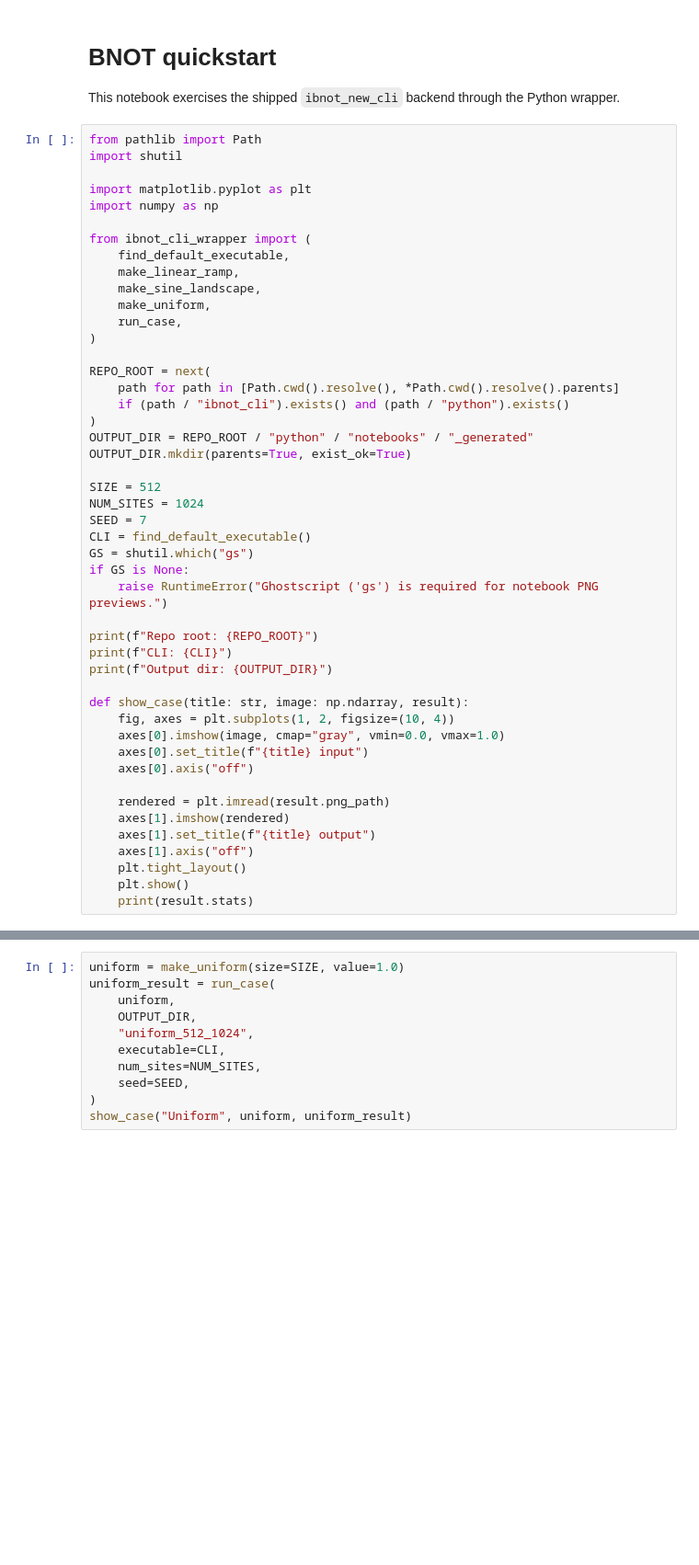
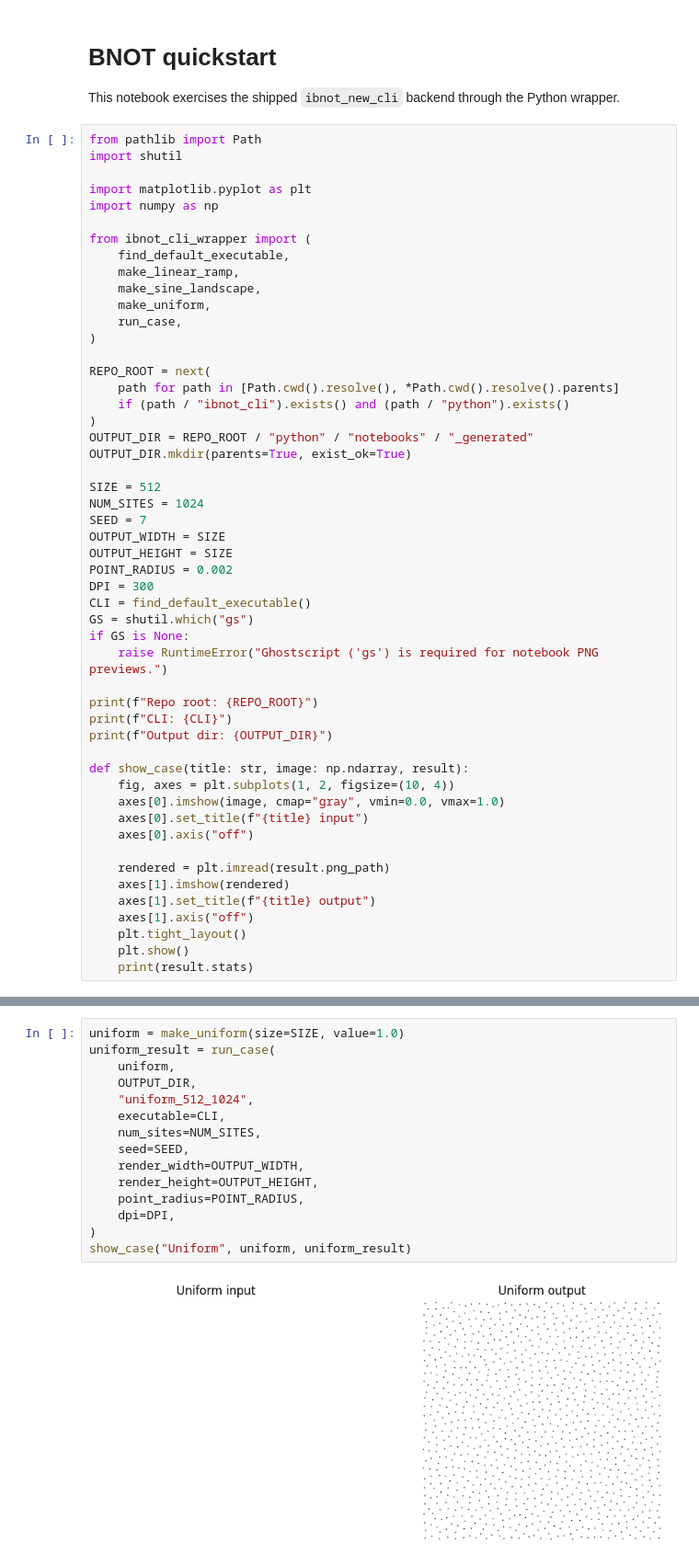
Before and after one commit to Musialski-Research-Group/BNOT_new, a Jupyter notebook: python/notebooks/bnot_quickstart.ipynb, the cells around one changed output, grey strips where cells are left out. Shown at 92% size. Cells and saved outputs as stored; diff of their text form; blank space fills up the shorter version.

Commit message:
Expose render size, point radius, and dpi controls

```diff
--- a/python/notebooks/bnot_quickstart.ipynb
+++ b/python/notebooks/bnot_quickstart.ipynb
@@ -27,6 +27,10 @@ OUTPUT_DIR.mkdir(parents=True, exist_ok=True)
 SIZE = 512
 NUM_SITES = 1024
 SEED = 7
+OUTPUT_WIDTH = SIZE
+OUTPUT_HEIGHT = SIZE
+POINT_RADIUS = 0.002
+DPI = 300
 CLI = find_default_executable()
 GS = shutil.which("gs")
 if GS is None:
@@ -52,11 +60,17 @@ def show_case(title: str, image: np.ndarray, result):
 # %%
 uniform = make_uniform(size=SIZE, value=1.0)
 uniform_result = run_case(
     uniform,
     OUTPUT_DIR,
     "uniform_512_1024",
     executable=CLI,
     num_sites=NUM_SITES,
     seed=SEED,
+    render_width=OUTPUT_WIDTH,
+    render_height=OUTPUT_HEIGHT,
+    point_radius=POINT_RADIUS,
+    dpi=DPI,
 )
 show_case("Uniform", uniform, uniform_result)
+# %% [output]
+[figure, added]
```
Also changed, not shown: parts of 4 cells of this notebook, 6 other files.
